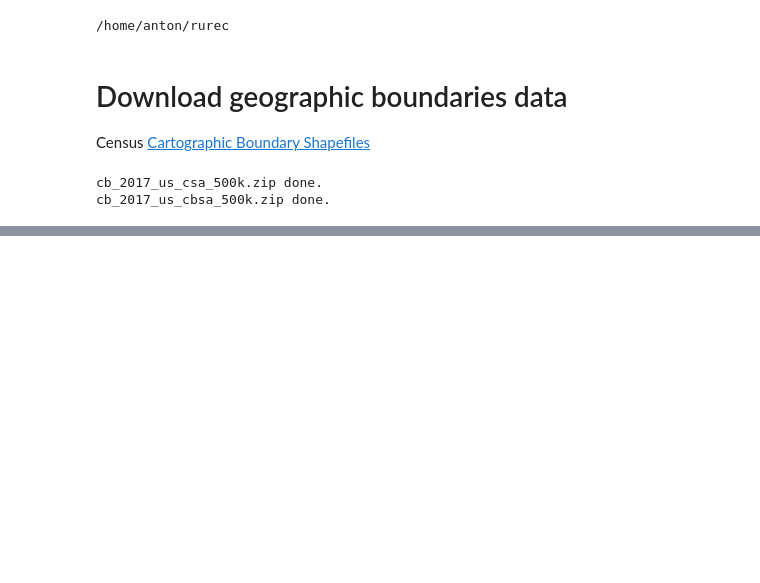
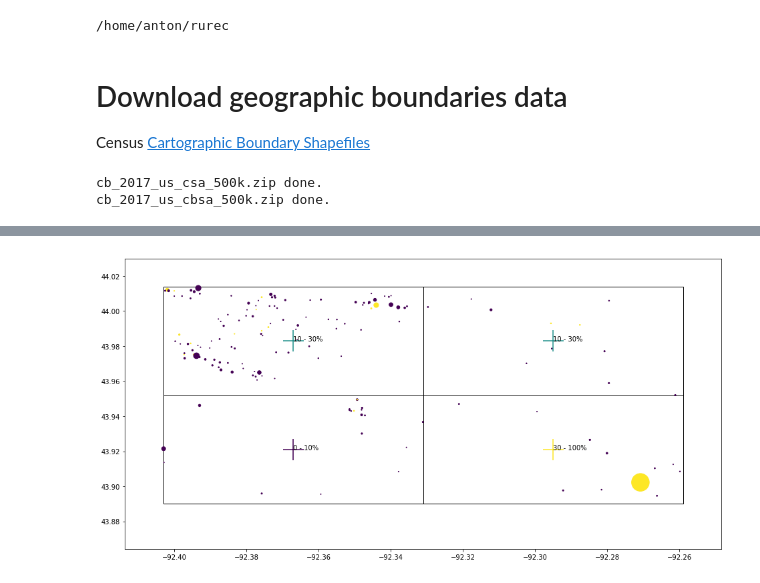
Before and after one commit to antonbabkin/rurec, a Jupyter notebook: main/maps.ipynb, the cells around one changed output, grey strips where cells are left out. Drawn from its saved outputs; the diff is of its cells as text; code cells hidden in the pictures; blank space fills up the shorter version.

```diff
--- a/main/maps.ipynb
+++ b/main/maps.ipynb
@@ -31,0 +134,21 @@ cb_2017_us_cbsa_500k.zip done.
+# %%
+show_lat_codes = [312, 313]
+show_lon_codes = [447, 448]
+# %%
+_df = df.loc[df.blat.cat.codes.isin(show_lat_codes) & df.blon.cat.codes.isin(show_lon_codes)].copy()
+expand_interval(_df, 'blat')
+expand_interval(_df, 'blon')
+_, ax = plt.subplots(figsize=(16, 8))
+ax.scatter(_df.longitude, _df.latitude, s=_df.employees, c=_df.fai)
+
+_dfb = dfb[dfb.blon_mid.isin(_df.blon_mid.unique()) & dfb.blat_mid.isin(_df.blat_mid.unique())]
+ax.scatter(_dfb.blon_mid, _dfb.blat_mid, s=1000, marker='+', c=_dfb.frac_fai_cat.cat.codes)
+
+plt.plot()
+
+for _, row in _dfb.iterrows():
+    ax.annotate(row.frac_fai_cat, (row.blon_mid, row.blat_mid))
+    r = mpl.patches.Rectangle(row[['blon_left', 'blat_left']], row.blon.length, row.blat.length, zorder=0, fill=False)
+    ax.add_patch(r)
+_dfb
+# %% [output]
@@ -31,0 +160 @@ cb_2017_us_cbsa_500k.zip done.
+[figure, added]
```
Also changed, not shown: parts of 29 cells of this notebook, 2 other files.
